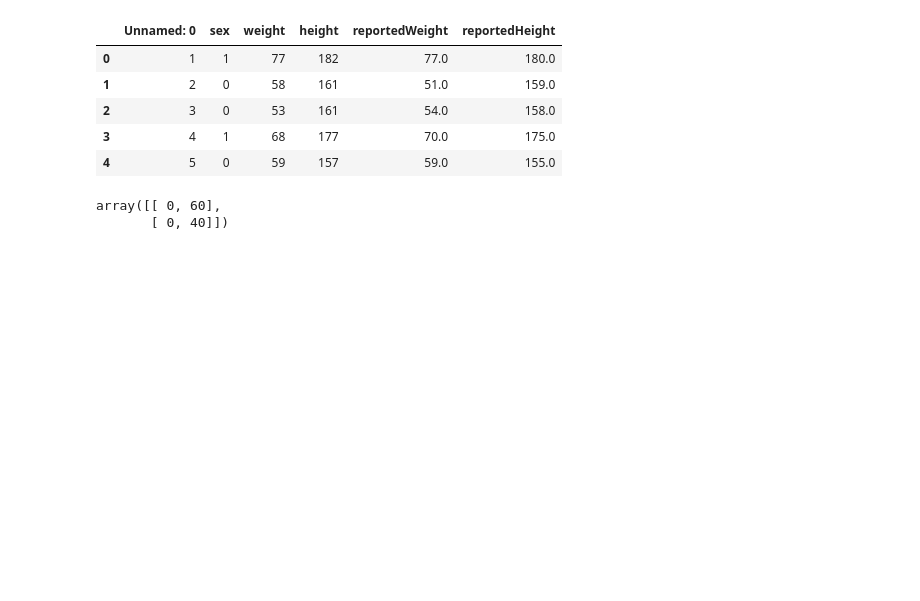
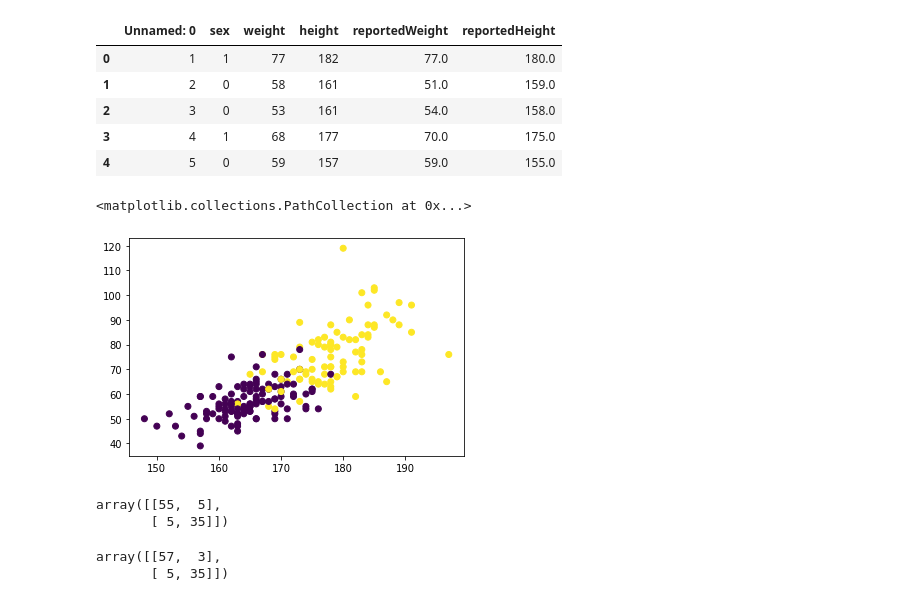
Before and after one commit to danielbauer1979/ML_656, a Jupyter notebook: Module2_LinearClassification.ipynb, the cells around one changed output. Cells and saved outputs as stored; diff of their text form; code cells hidden in the pictures; blank space fills up the shorter version.

```diff
--- a/Module2_LinearClassification.ipynb
+++ b/Module2_LinearClassification.ipynb
@@ -123,14 +125,30 @@ hw_data.head()
 | 2 | 3 | 0 | 53 | 161 | 54.0 | 158.0 |
 | 3 | 4 | 1 | 68 | 177 | 70.0 | 175.0 |
 | 4 | 5 | 0 | 59 | 157 | 59.0 | 155.0 |
+# %%
+fig = plt.figure()
+ax = fig.add_subplot(111)
+# plot x,y data with c as the color vector, set the line width of the markers to 0
+ax.scatter(hw_data['height'], hw_data['weight'], c= hw_data['sex'])
+# %% [output]
+<matplotlib.collections.PathCollection at 0x...>
+[figure, added]
 # %%
 Train, Test = train_test_split(hw_data, test_size=0.5, random_state=1)
 logistic_model3 = LogisticRegression(fit_intercept=True).fit(Train[['height','weight']],Train['sex'])
-logistic_pred_3 = logistic_model1.predict(Test[['height','weight']])
+logistic_pred_3 = logistic_model3.predict(Test[['height','weight']])
 confusion_matrix(Test['sex'],logistic_pred_3)
 # %% [output]
-array([[ 0, 60],
-       [ 0, 40]])
+array([[55,  5],
+       [ 5, 35]])
+# %%
+lda_model_3 = LinearDiscriminantAnalysis()
+lda_model_3.fit(Train[['height','weight']],Train['sex'])
+lda_pred_3 = lda_model_3.predict(Test[['height','weight']])
+confusion_matrix(Test['sex'],lda_pred_3)
+# %% [output]
+array([[57,  3],
+       [ 5, 35]])
 # %%
 #Credit Card Defaults
 # %%
```
Also changed, not shown: parts of 29 cells of this notebook.
